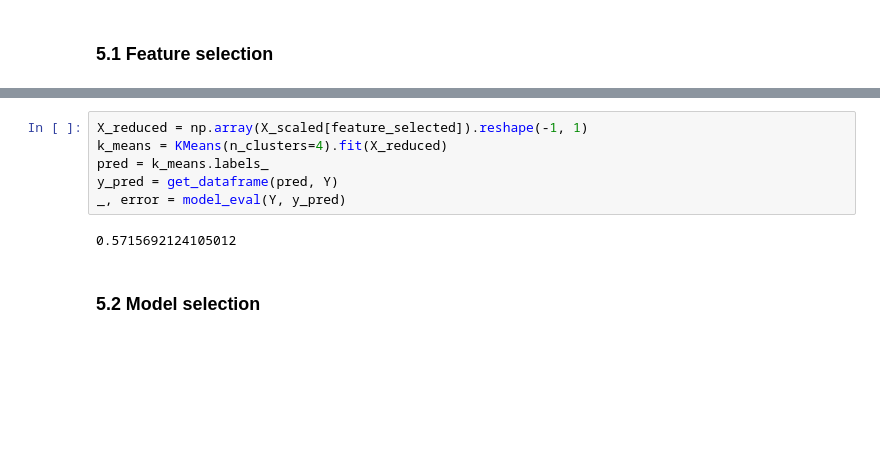
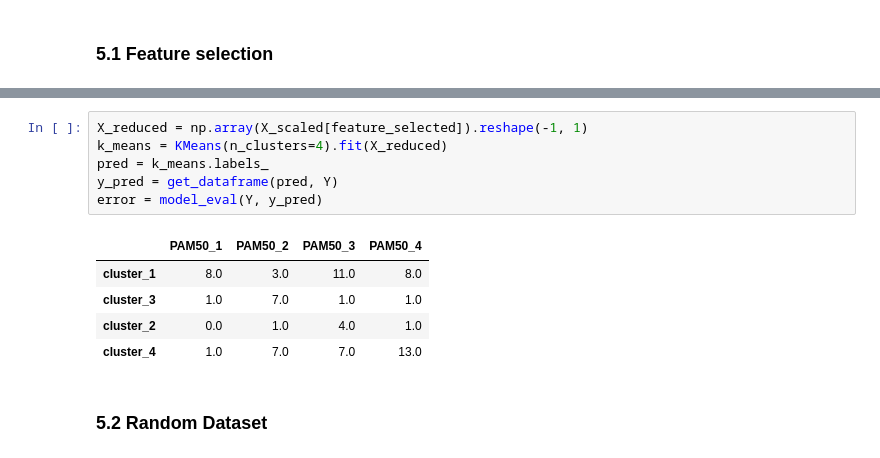
Before and after one commit to Pietro-Gavazzi/linma2472-project, a Jupyter notebook: final-project/pietro.ipynb, the cells around one changed output, grey strips where cells are left out. Saved outputs shown, nothing was run; the diff lists cells and outputs as text; blank space fills up the shorter version.

```diff
--- a/final-project/pietro.ipynb
+++ b/final-project/pietro.ipynb
@@ -383,10 +384,14 @@ KeyboardInterrupt:
 # %%
 X_reduced = np.array(X_scaled[feature_selected]).reshape(-1, 1)
 k_means = KMeans(n_clusters=4).fit(X_reduced)
 pred = k_means.labels_
 y_pred = get_dataframe(pred, Y)
-_, error = model_eval(Y, y_pred)
+error = model_eval(Y, y_pred)
 # %% [output]
-0.5715692124105012
+|  | PAM50_1 | PAM50_2 | PAM50_3 | PAM50_4 |
+| cluster_1 | 8.0 | 3.0 | 11.0 | 8.0 |
+| cluster_3 | 1.0 | 7.0 | 1.0 | 1.0 |
+| cluster_2 | 0.0 | 1.0 | 4.0 | 1.0 |
+| cluster_4 | 1.0 | 7.0 | 7.0 | 13.0 |
 # %% [markdown]
-### 5.2 Model selection
+### 5.2 Random Dataset
```
Also changed, not shown: parts of 4 cells of this notebook, 1 other file.
